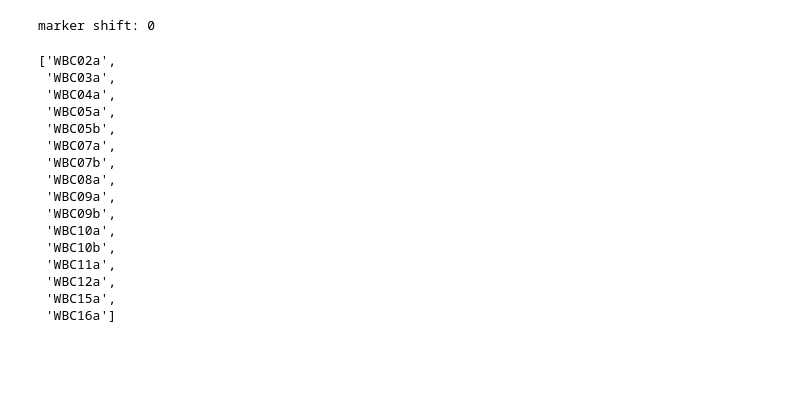
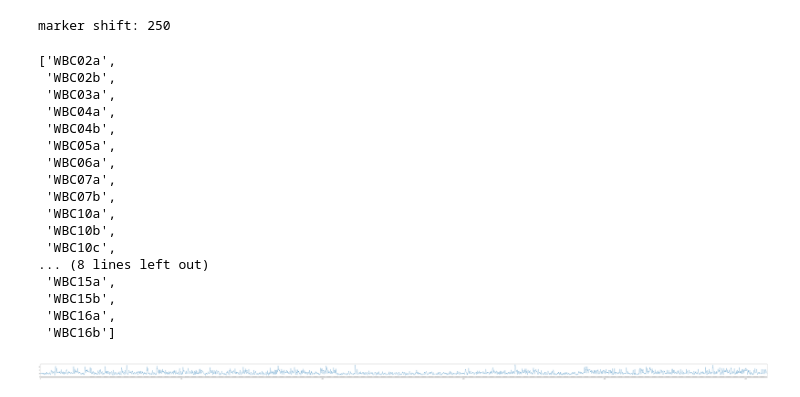
Before and after one commit to ZaneMuir/Sesame, a Jupyter notebook: Analysis/channelValidityPreview_python.ipynb, the cells around one changed output. Drawn from its saved outputs; the diff is of its cells as text; code cells hidden in the pictures; blank space fills up the shorter version.

```diff
--- a/Analysis/channelValidityPreview_python.ipynb
+++ b/Analysis/channelValidityPreview_python.ipynb
@@ -9,9 +9,9 @@ import os
 import spike
 pd.options.mode.chained_assignment = None  # default='warn'
 
-mouse_name = "ts10_V1"
-date = "180422"
-session_name = "ABABA_2"
+mouse_name = "ts11_V1"
+date = "180424"
+session_name = "ABABA"
 #ts9_SC_180419_sine_grating
 
 experiment_id = "{mouse}_{date}_{session}".format(mouse=mouse_name, date=date, session=session_name)
@@ -34,34 +34,37 @@ spike_trains, spike_marker = spike.import_spike_train_data(session=session_name,
                               csv=_data+'.csv', chunker_args={'skip':['START','QUIT','gray']})
 list(spike_trains.keys())
 # %% [output]
-marker shift: 0
+marker shift: 250
 ['WBC02a',
+ 'WBC02b',
  'WBC03a',
  'WBC04a',
+ 'WBC04b',
  'WBC05a',
- 'WBC05b',
+ 'WBC06a',
  'WBC07a',
  'WBC07b',
- 'WBC08a',
- 'WBC09a',
- 'WBC09b',
  'WBC10a',
  'WBC10b',
- 'WBC11a',
- 'WBC12a',
+ 'WBC10c',
+... (8 lines left out)
  'WBC15a',
- 'WBC16a']
+ 'WBC15b',
+ 'WBC16a',
+ 'WBC16b']
 # %%
-target_channel = 'WBC07a'
+target_channel = 'WBC04a'
 
 kernel = spike.kernel('gaussian',sigma=0.4)
 step = 0.1 # second
 
 train = spike_trains[target_channel].spike_train
 spike.tools.previewSingleChannel(train,
                                 spike.apply_linear_filter(train, kernel, nbins=10000),
                                 spike_marker.table_marker.time,
                                 size=(150,3),
                                 xlims=(0, int(train[-1])))
 #plt.savefig(os.path.join(_temp, experiment_id+'_'+target_channel+'_full.png'), bbox_inches='tight')
+# %% [output]
+[figure, added]
 # %%
```
Also changed, not shown: parts of 2 cells of this notebook, 6 other files.
